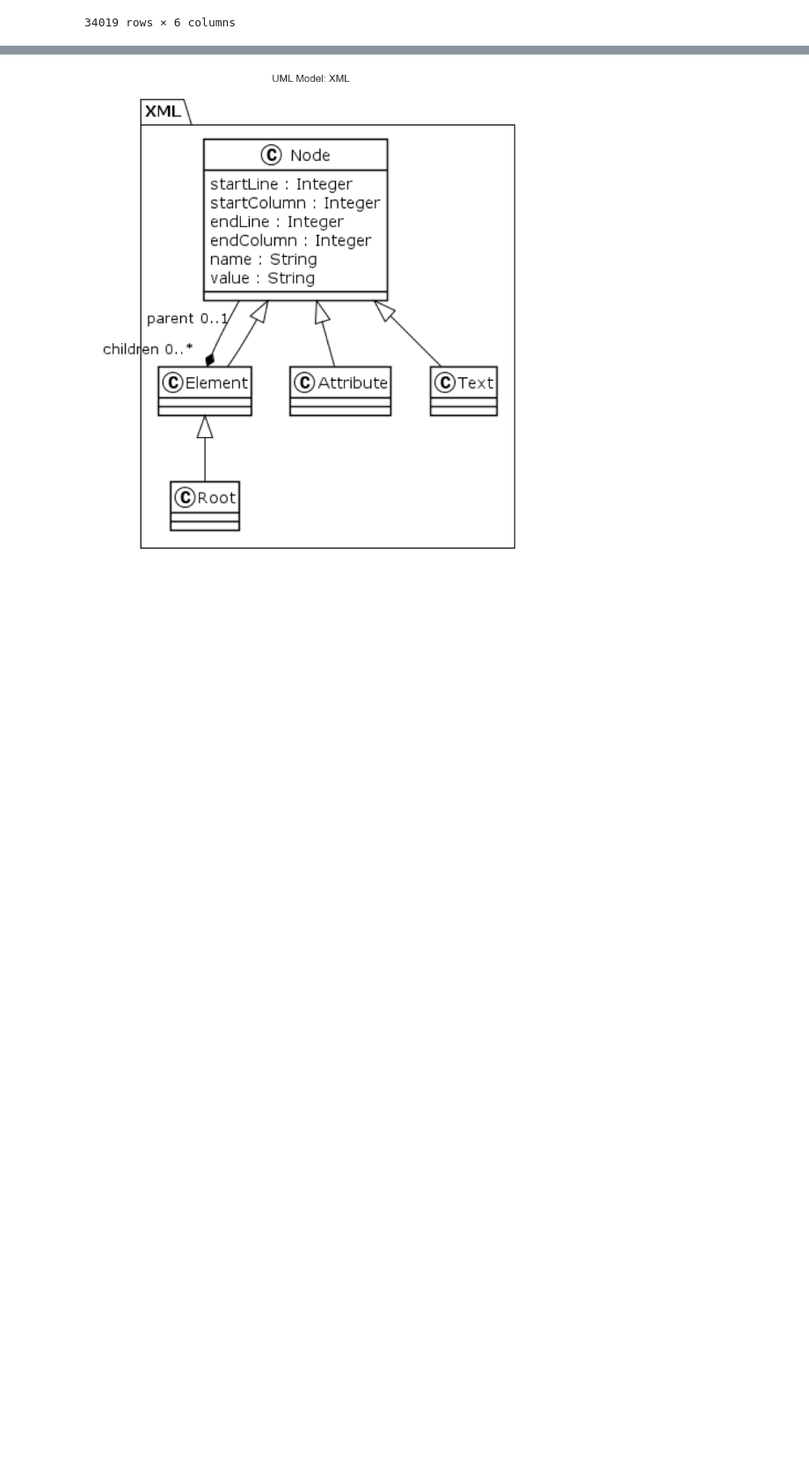
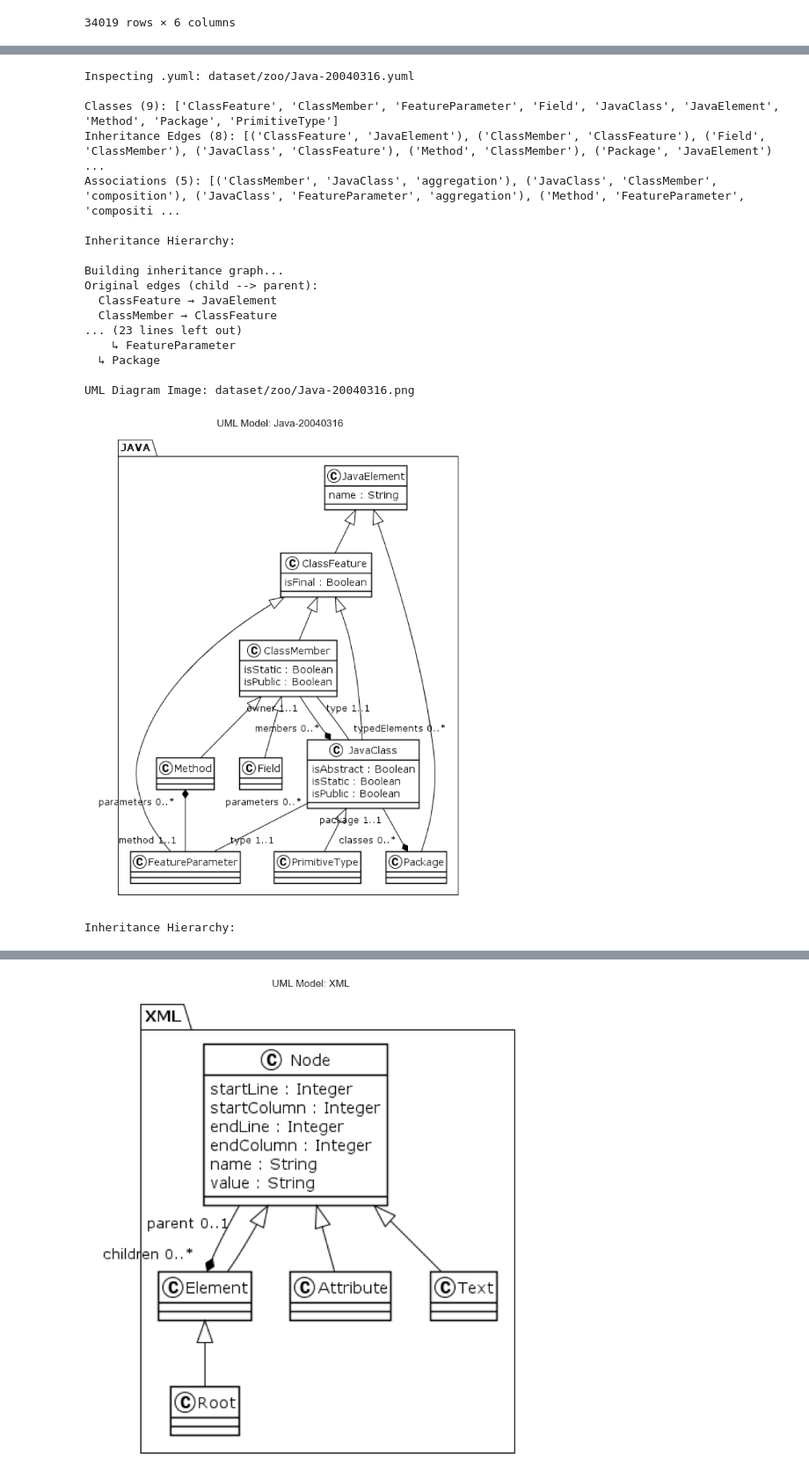
Before and after one commit to piachouaifaty/uml-classes-and-specs, a Jupyter notebook: explorer.ipynb, the cells around one changed output, grey strips where cells are left out. Shown at 88% size. Drawn from its saved outputs; the diff is of its cells as text; code cells hidden in the pictures; blank space fills up the shorter version.

```diff
--- a/explorer.ipynb
+++ b/explorer.ipynb
@@ -254,3 +241,8 @@ matched_df
 | 34017 | yUML | yUML_class5.plantuml | dataset/zoo/yUML_class5.plantuml | class | 5.0 | plantuml |
 | 34018 | yUML | yUML_class0.ecore | dataset/zoo/yUML_class0.ecore | class | 0.0 | ecore |
 34019 rows × 6 columns
+# %%
+yuml_df = matched_df[
+    (matched_df["file_type"] == "yuml") &
+    (matched_df["kind"] == "full")
+].copy()
@@ -256,0 +290,25 @@ matched_df
+# %%
+inspect_model_yuml_visually("Java-20040316", yuml_df)
+
+#ACME
+#Good example: "Java-20040316"
+# %% [output]
+Inspecting .yuml: dataset/zoo/Java-20040316.yuml
+
+Classes (9): ['ClassFeature', 'ClassMember', 'FeatureParameter', 'Field', 'JavaClass', 'JavaElement', 'Method', 'Package', 'PrimitiveType']
+Inheritance Edges (8): [('ClassFeature', 'JavaElement'), ('ClassMember', 'ClassFeature'), ('Field', 'ClassMember'), ('JavaClass', 'ClassFeature'), ('Method', 'ClassMember'), ('Package', 'JavaElement') ...
+Associations (5): [('ClassMember', 'JavaClass', 'aggregation'), ('JavaClass', 'ClassMember', 'composition'), ('JavaClass', 'FeatureParameter', 'aggregation'), ('Method', 'FeatureParameter', 'compositi ...
+
+Inheritance Hierarchy:
+
+Building inheritance graph...
+Original edges (child --> parent):
+  ClassFeature → JavaElement
+  ClassMember → ClassFeature
+... (23 lines left out)
+    ↳ FeatureParameter
+  ↳ Package
+
+UML Diagram Image: dataset/zoo/Java-20040316.png
+[figure, added]
+Inheritance Hierarchy:
```
Also changed, not shown: parts of 19 cells of this notebook, 6 other files.
